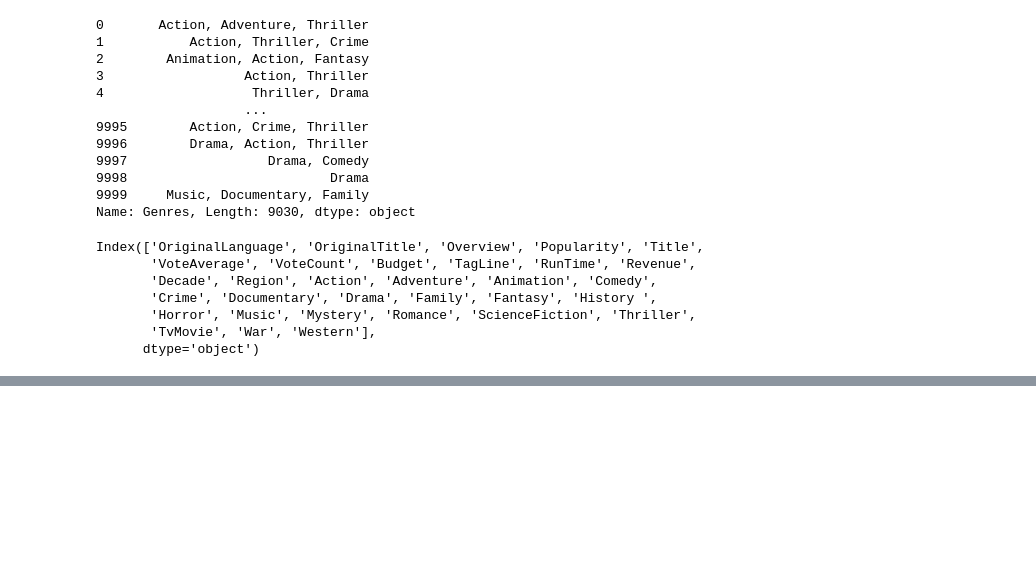
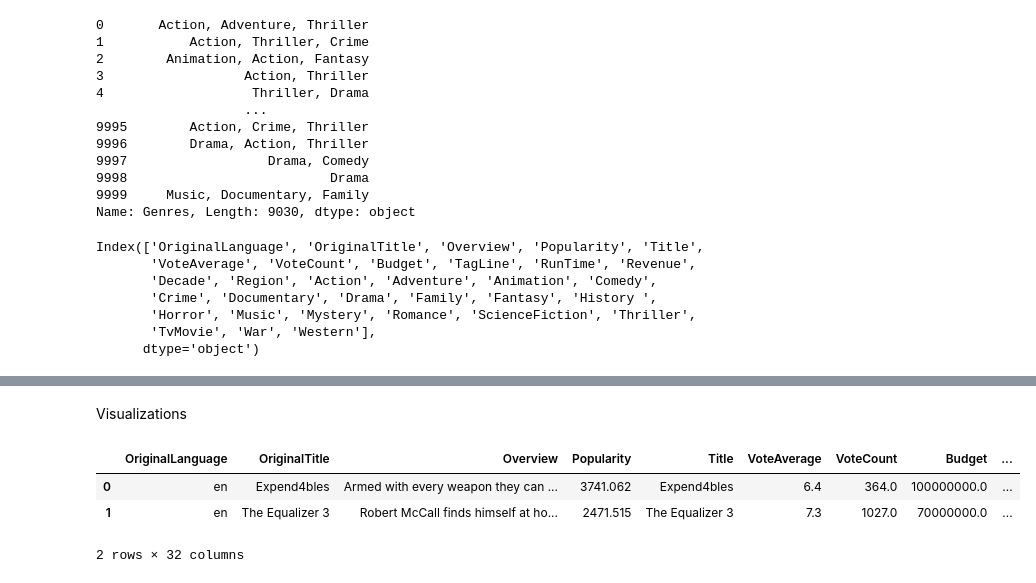
Before and after one commit to mlgomez0/advanced_python_project, a Jupyter notebook: notebooks/movies/movie_II.ipynb, the cells around one changed output, grey strips where cells are left out. Cells and saved outputs as stored; diff of their text form; code cells hidden in the pictures; blank space fills up the shorter version.

Commit message:
Initial visualizations

```diff
--- a/notebooks/movies/movie_II.ipynb
+++ b/notebooks/movies/movie_II.ipynb
@@ -922,0 +923,10 @@ df.head(3)
+# %% [markdown]
+Visualizations
+# %%
+df = pd.read_json('./movie_II.json')
+df.head(2)
+# %% [output]
+|  | OriginalLanguage | OriginalTitle | Overview | Popularity | Title | VoteAverage | VoteCount | Budget | ... |
+| 0 | en | Expend4bles | Armed with every weapon they can ... | 3741.062 | Expend4bles | 6.4 | 364.0 | 100000000.0 | ... |
+| 1 | en | The Equalizer 3 | Robert McCall finds himself at ho... | 2471.515 | The Equalizer 3 | 7.3 | 1027.0 | 70000000.0 | ... |
+2 rows × 32 columns
```
Also changed, not shown: parts of 6 cells of this notebook, 2 other files.
